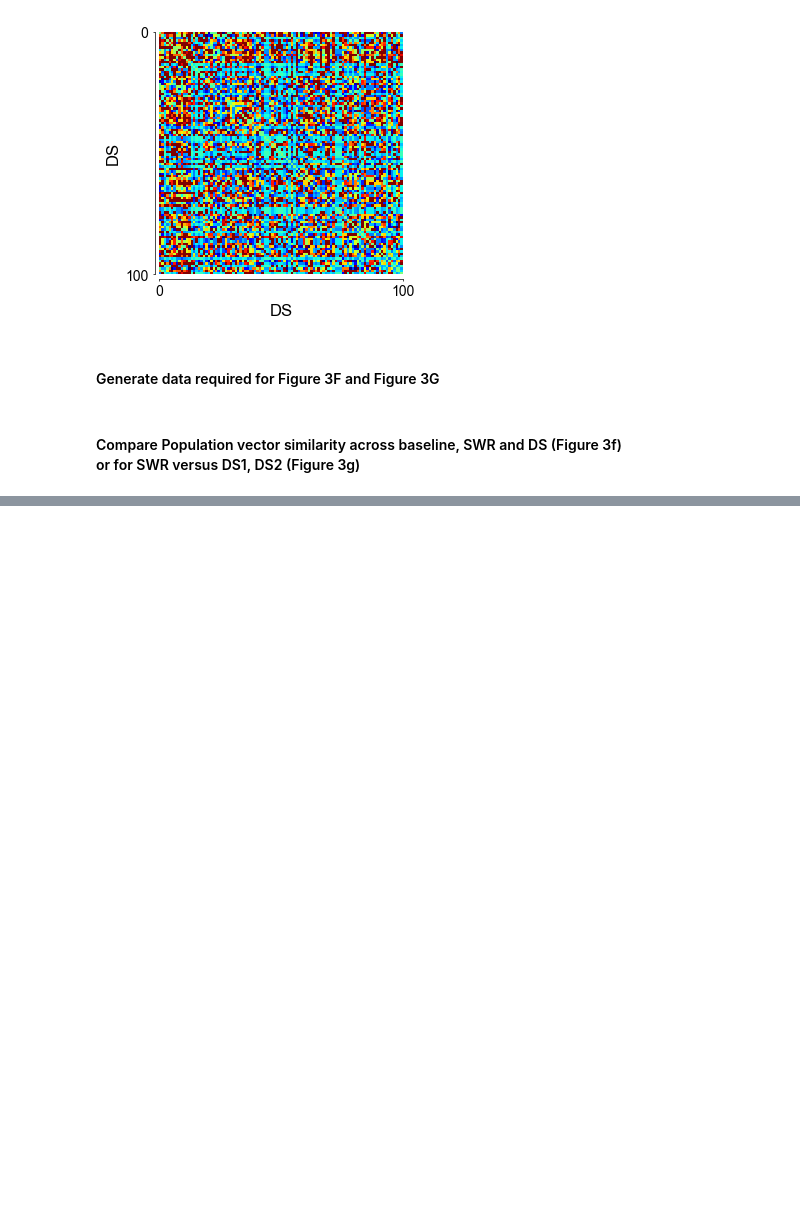
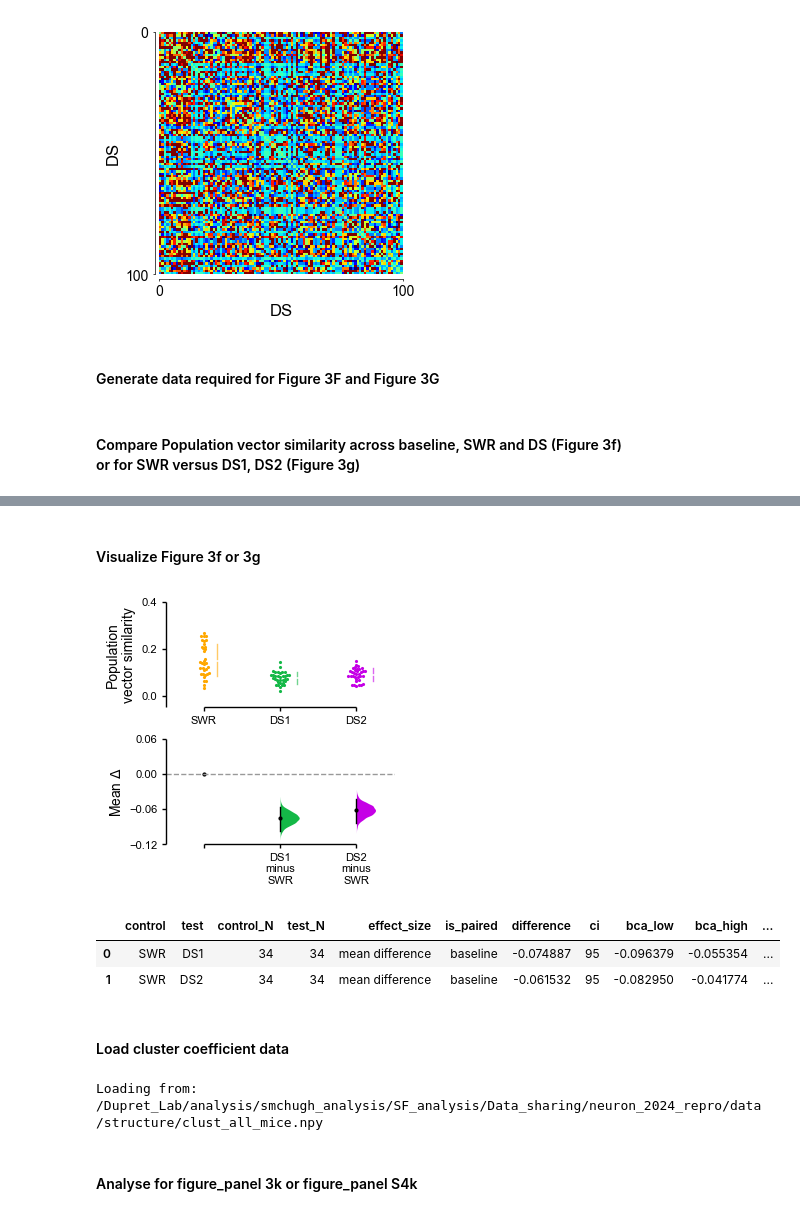
Before and after one commit to stephenbmchugh-neuroscience/neuron_2024_repro, a Jupyter notebook: notebooks/Neuron_Figure_3_github.ipynb, the cells around one changed output, grey strips where cells are left out. Cells and saved outputs as stored; diff of their text form; code cells hidden in the pictures; blank space fills up the shorter version.

```diff
--- a/notebooks/Neuron_Figure_3_github.ipynb
+++ b/notebooks/Neuron_Figure_3_github.ipynb
@@ -209,0 +228,14 @@ plt.show()
+# %%
+idata = all_clf_dat
+df_idx = [['event_both','pre-event_both','post-event_both']]
+
+analysis_of_long_df = dbh.generate_dabest_analysis(idata,
+                                                   outerkey,
+                                                   innerkey,
+                                                   col_head,
+                                                   col_groups,
+                                                   df_idx,
+                                                   paired='baseline',
+                                                   x='sleep_event',
+                                                   y='Data')
+analysis_of_long_df.mean_diff.statistical_tests
@@ -898,0 +342,41 @@ plt.show()
+# %% [markdown]
+#### Visualize Figure 3f or 3g
+# %%
+my_color_palette = dbh.get_event_palette(df_idx)
+fig,swarm_ax,contrast_ax = dbh.plot_dabest_swarm_contrast(analysis_of_long_df,
+                                                          df_idx,
+                                                          swlab='Population\nvector similarity',
+                                                          size_scale=2,
+                                                          fwd=1.25,
+                                                          fht=4,
+                                                          pad=1.5,
+                                                          lw=0.5,
+                                                          swarm_ylim=(-.05,.4),
+                                                          swarm_maj_loc=0.2,
+                                                          contrast_ylim=contrast_ylim,
+                                                          contrast_maj_loc=contrast_maj_loc,
+                                                          fscale=(4,5,6),
+                                                          raw_marker_size=0.4,
+                                                          my_color_palette=my_color_palette)
+
+swarm_ax,contrast_ax = dbh.adjust_dabest_labels(swarm_ax,contrast_ax,df_idx,max_char=8,str_indx=0,upper_case=True)
+plt.show()
+display(analysis_of_long_df.mean_diff.statistical_tests)
+# %% [output]
+[figure, added]
+|  | control | test | control_N | test_N | effect_size | is_paired | difference | ci | bca_low | bca_high | ... |
+| 0 | SWR | DS1 | 34 | 34 | mean difference | baseline | -0.074887 | 95 | -0.096379 | -0.055354 | ... |
+| 1 | SWR | DS2 | 34 | 34 | mean difference | baseline | -0.061532 | 95 | -0.082950 | -0.041774 | ... |
+# %% [markdown]
+#### Load cluster coefficient data
+# %%
+##################################################################################################
+BASE_DIR = Path.cwd().parent
+path_to_data = 'data/structure/'
+fname = 'clust_all_mice'
+all_clust_data = load_npy(BASE_DIR, path_to_data, fname, file_ext='.npy').item()
+##################################################################################################
+# %% [output]
+Loading from: /Dupret_Lab/analysis/smchugh_analysis/SF_analysis/Data_sharing/neuron_2024_repro/data/structure/clust_all_mice.npy
+# %% [markdown]
+#### Analyse for figure_panel 3k or figure_panel S4k
```
Also changed, not shown: parts of 43 cells of this notebook, 3 other files.
